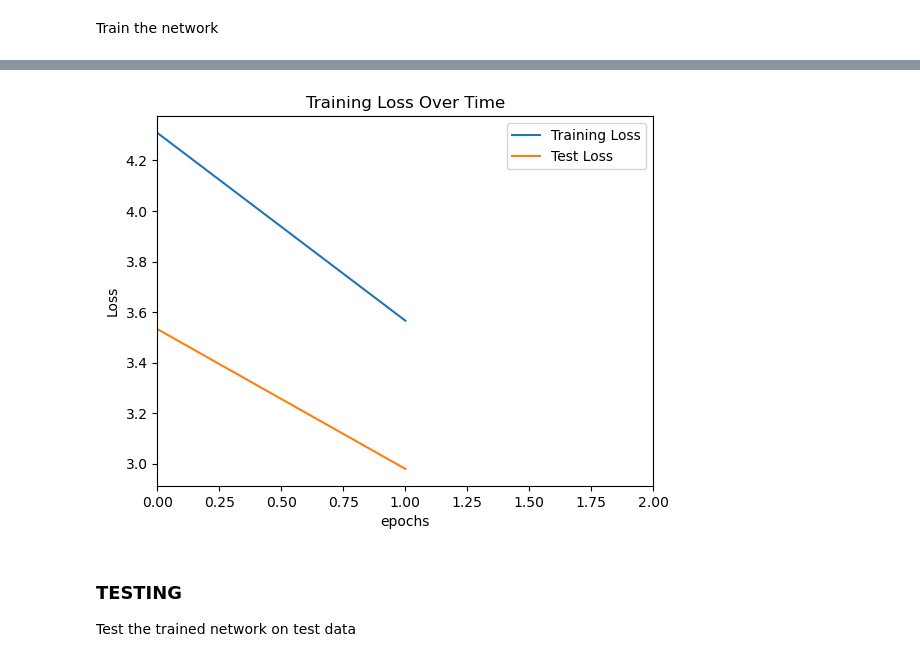
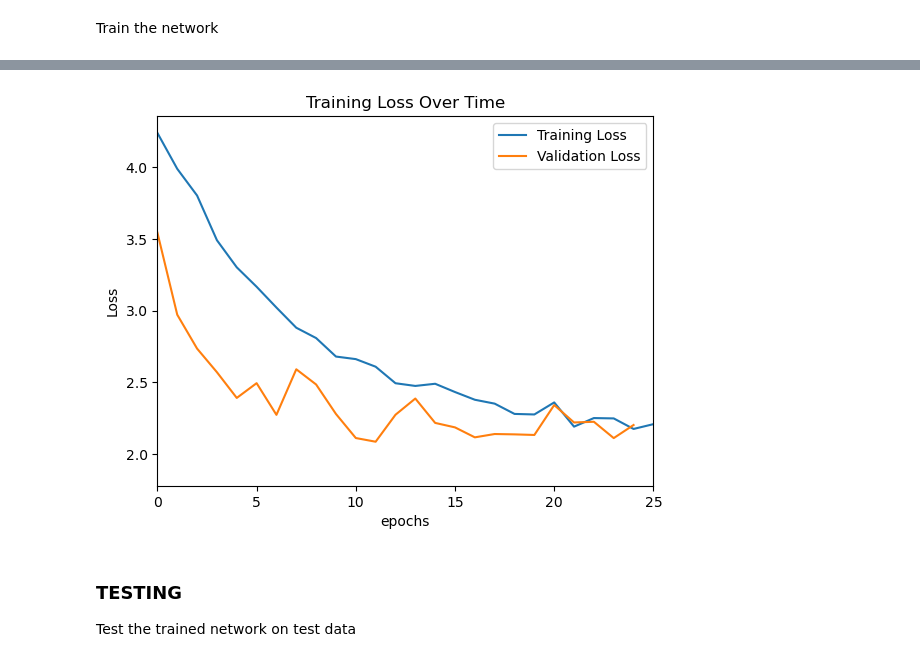
Before and after one commit to puravparab/animal_classifier, a Jupyter notebook: notebooks/pytorch/training.ipynb, the cells around one changed output, grey strips where cells are left out. Saved outputs shown, nothing was run; the diff lists cells and outputs as text; code cells hidden in the pictures.

```diff
--- a/notebooks/pytorch/training.ipynb
+++ b/notebooks/pytorch/training.ipynb
@@ -67,7 +67,7 @@ augmentation_transform = transforms.Compose([
 ])
 
 # Create augmented dataset
-for i in range(10):
+for i in range(4):
     # Apply augmentation to the entire dataset
     augmented_dataset = ImageFolder(dataset_path, transform=augmentation_transform)
     # Combine the original and augmented datasets
@@ -92,6 +102,7 @@ Total number of test images: 45373
 batch_size = 64
 
 trainloader = torch.utils.data.DataLoader(trainset, batch_size=batch_size, shuffle=True, num_workers=4)
+valloader = torch.utils.data.DataLoader(valset, batch_size=batch_size, shuffle=False, num_workers=4)
 testloader = torch.utils.data.DataLoader(testset, batch_size=batch_size, shuffle=False, num_workers=4)
 # %% [markdown]
 Display a subset of the training images
@@ -159,7 +167,7 @@ Net(
 # %% [markdown]
 Define loss function and optimizer
 # %%
-learning_rate = 0.03
+learning_rate = 0.02
 
 criterion = nn.CrossEntropyLoss()
 optimizer = optim.SGD(net.parameters(), lr=learning_rate, momentum=0.9)
@@ -168,11 +176,11 @@ optimizer = optim.SGD(net.parameters(), lr=learning_rate, momentum=0.9)
 Train the network
 # %%
 %%time
-epochs = 2
+epochs = 40
 
 # Initialize an empty list to store loss values for plotting
 loss_values = []
-test_loss_values = []
+val_loss_values = []
 print('Starting Training...')
 for epoch in range(epochs):  # loop over the dataset multiple times
     running_loss = 0.0
@@ -198,18 +206,18 @@ for epoch in range(epochs):  # loop over the dataset multiple times
             loss_values.append(running_loss / step)
             running_loss = 0.0
 
-    # Calculate test loss after each epoch
-    test_running_loss = 0.0
-    test_correct = 0
-    test_total = 0
+    # Calculate validation loss after each epoch
+    val_running_loss = 0.0
+    val_correct = 0
+    val_total = 0
     with torch.no_grad():
-        for data in testloader:
-            test_inputs, test_labels = data[0].to(device), data[1].to(device)
-            test_outputs = net(test_inputs)
-            test_loss = criterion(test_outputs, test_labels)
-            test_running_loss += test_loss.item()
-    test_loss_values.append(test_running_loss / len(testloader))
-    print(f'epoch({epoch + 1}/{epochs}) test loss: {test_running_loss / len(testloader)}')
+        for data in valloader:
+            val_inputs, val_labels = data[0].to(device), data[1].to(device)
+            val_outputs = net(val_inputs)
+            val_loss = criterion(val_outputs, val_labels)
+            val_running_loss += val_loss.item()
+    val_loss_values.append(val_running_loss / len(valloader))
+    print(f'epoch({epoch + 1}/{epochs}) Validation loss: {val_running_loss / len(valloader)}')
 
 print('Finished Training')
 # %% [output]
@@ -236,20 +244,21 @@ torch.save(net.state_dict(), PATH)
 # %%
 # Plot the loss graph
 train_loss_values = []
 for i in range(len(loss_values)):
-    if i % 14 == 0:
+    if i % 2 == 0:
         train_loss_values.append(loss_values[i])
+
 plt.plot(train_loss_values, label='Training Loss')
-plt.plot(test_loss_values, label='Test Loss')
+plt.plot(val_loss_values, label='Validation Loss')
 plt.xlabel('epochs')
 plt.ylabel('Loss')
 plt.title('Training Loss Over Time')
 plt.legend()
 custom_x_range = (0, epochs)
 plt.xlim(custom_x_range)
 plt.show()
 # %% [output]
-[figure, old version]
+[figure, new version]
 # %% [markdown]
 ### TESTING
 Test the trained network on test data
```
Also changed, not shown: parts of 10 cells of this notebook, 1 other file.
